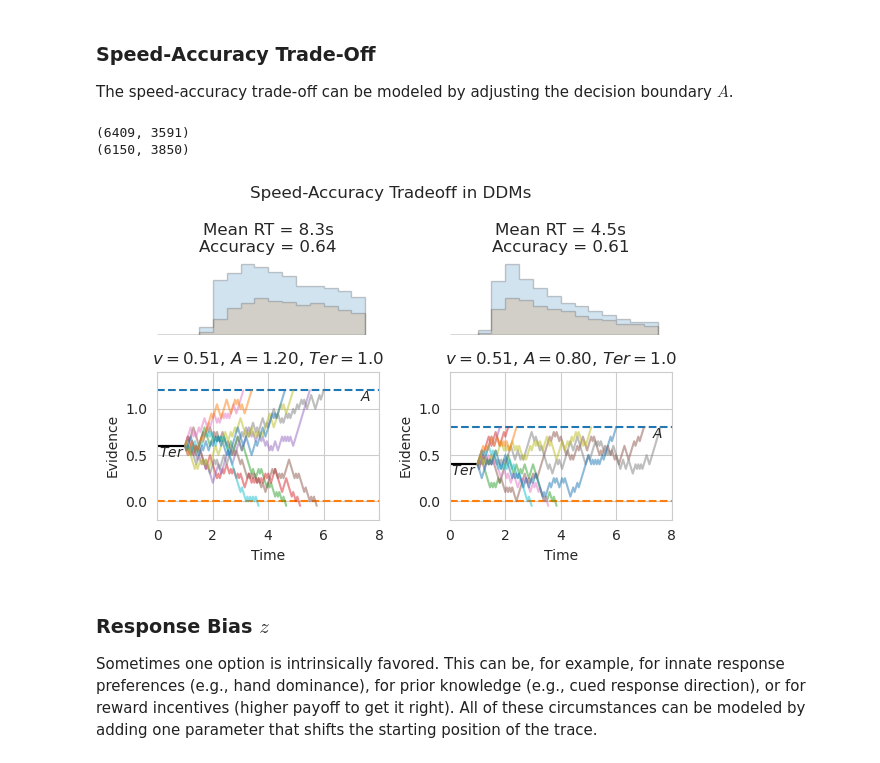
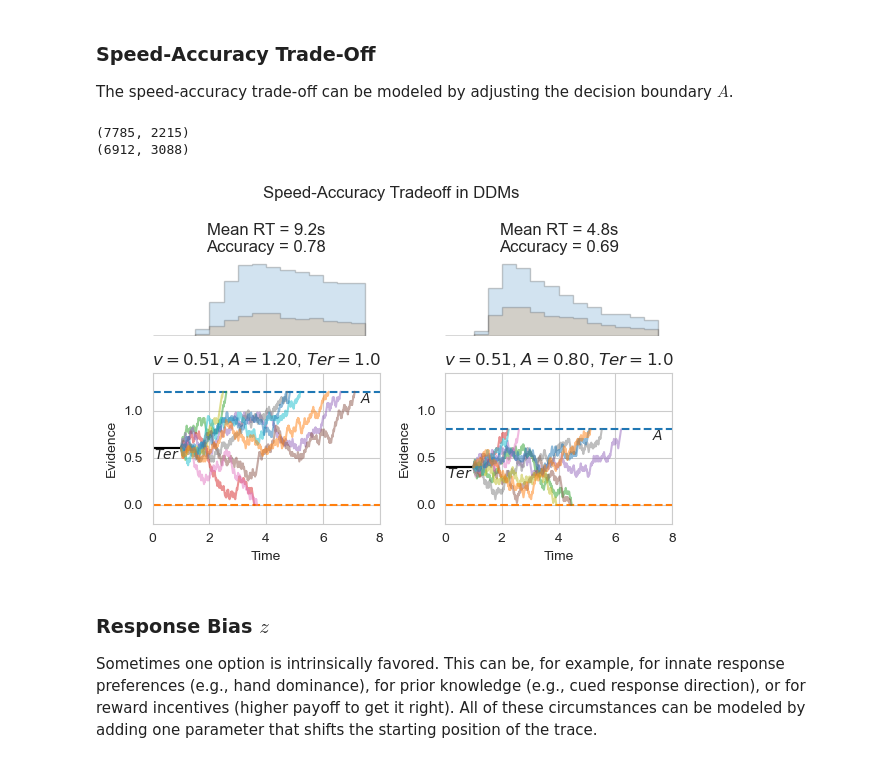
Before and after one commit to TheRealDrDre/CompCogNeuro, a Jupyter notebook: Part3_AccumulatorModels/Accumulator.ipynb, the cells around one changed output. Cells and saved outputs as stored; diff of their text form; code cells hidden in the pictures.

Commit message:
Began new version of accumulator models

```diff
--- a/Part3_AccumulatorModels/Accumulator.ipynb
+++ b/Part3_AccumulatorModels/Accumulator.ipynb
@@ -123,7 +123,7 @@ class DDM():
 # %% [markdown]
 Here is an example of a DDM in action. As it is common, the top part presents an hystogram of the distribution of the response times for correct (blue) and incorrect (orange) responses across all the (simulated) trials, while the bottom plot illustrates $k$ example diffusion traces.
 # %%
-d = DDM(z=0., v = 0.54, ter=1.0, a= 1.0)
+d = DDM(z=0., v = 0.6, ter=1.0, a= 1.0)
 traces = d.run(10000)
 
 times_a = [x[-1][0] for x in traces if x[-1][1] > d.a]
@@ -182,6 +182,8 @@ max_time = 8
 
 for i, a in enumerate((1.2, 0.8)):
     model = DDM(z = 0., v = 0.51, ter = 1.0, a = a)
+    model.xstep=0.01
+    model.ystep=0.02
     traces = model.run(10000)
     times_a = [x[-1][0] for x in traces if x[-1][1] > model.a]
     times_0 = [x[-1][0] for x in traces if x[-1][1] < 0]
@@ -201,36 +203,36 @@ for i, a in enumerate((1.2, 0.8)):
     # The traces
 
     ax2.plot([0, model.ter], [model.start, model.start], "k")
     ax2.plot([0, max_time], [model.a, model.a], '--')
     ax2.plot([0, max_time], [0, 0], '--')
     ax2.plot([0, model.ter], [model.start, model.start], "k")
 
     ax2.text(s=r"$Ter$", x = model.ter/2, y = model.start, ha = 'center', va = 'top')
     ax2.text(s=r"$A$", x = max_time - 0.5, y = model.a, ha = 'center', va = 'top')
 
     subset = rnd.choices([x for x in traces if x[-1][0] < max_time], k = 10)
 
     for trace in subset:
         data = np.array(trace)
         ax2.plot(data[:,0], data[:,1], alpha=0.5)
 
     # stats:
     mean_rt = np.mean(times_a)
     mean_acc = len(times_a)/10000
     bins = [x/2 for x in range(0, 2*max_time)]
     ax1.set_title("Mean RT = %.1fs\nAccuracy = %.2f" % (mean_rt, mean_acc))
     ax2.set_title(r"$v = %.2f$, $A = %.2f$, $Ter = %.1f$" % (model.v, model.a, model.ter))
     kwargs = dict(histtype='stepfilled', alpha=0.2, density=False, bins=bins, ec="k")
     ax1.hist((times_a, times_0), **kwargs)
 
 fig.suptitle("Speed-Accuracy Tradeoff in DDMs")
 fig.tight_layout()
 plt.savefig("figures/speed_accuracy_tradeoff.png", dpi=200)
 plt.show()
 # %% [output]
-(6409, 3591)
-(6150, 3850)
+(7785, 2215)
+(6912, 3088)
-[figure, old version]
+[figure, new version]
 # %% [markdown]
 ### Response Bias $z$
 
```
Also changed, not shown: parts of 6 cells of this notebook, 7 other files.
